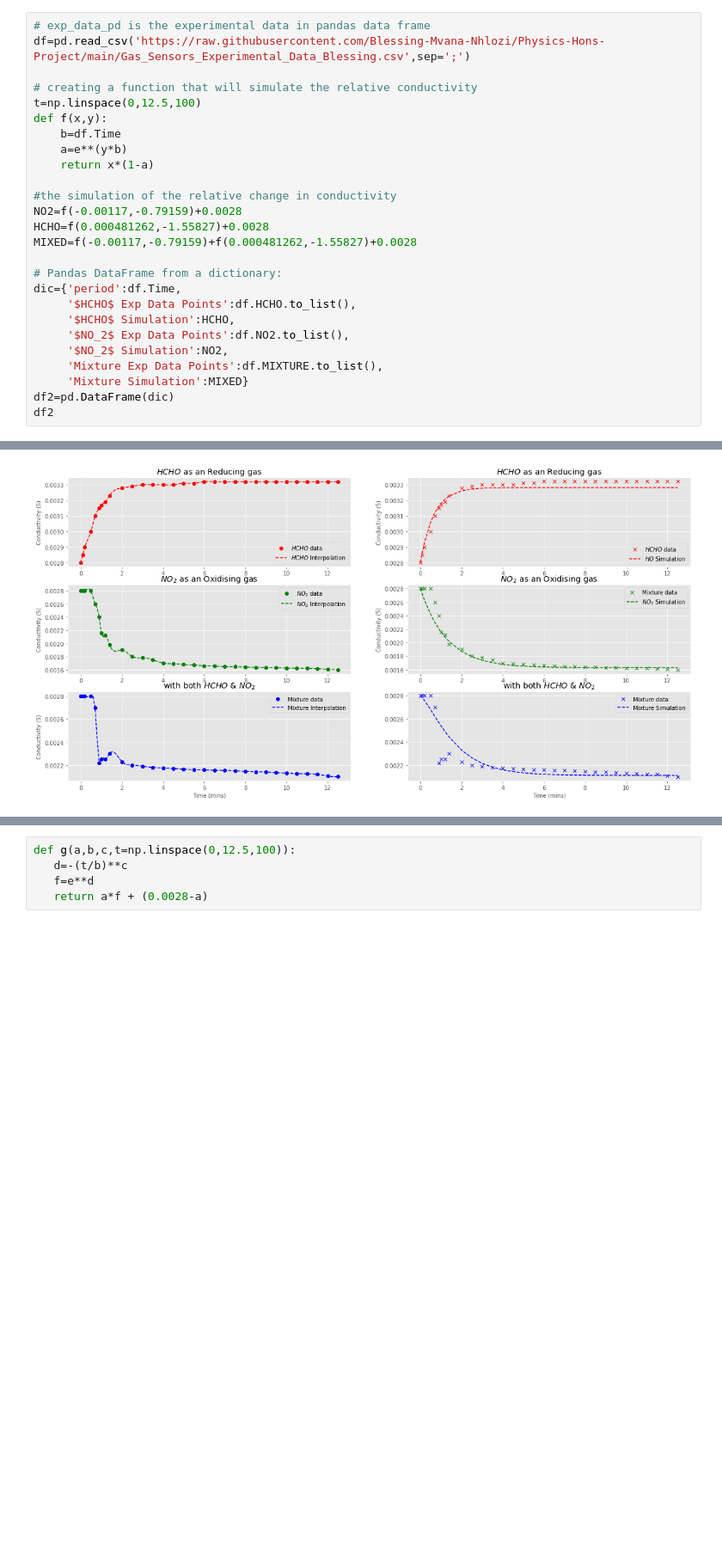
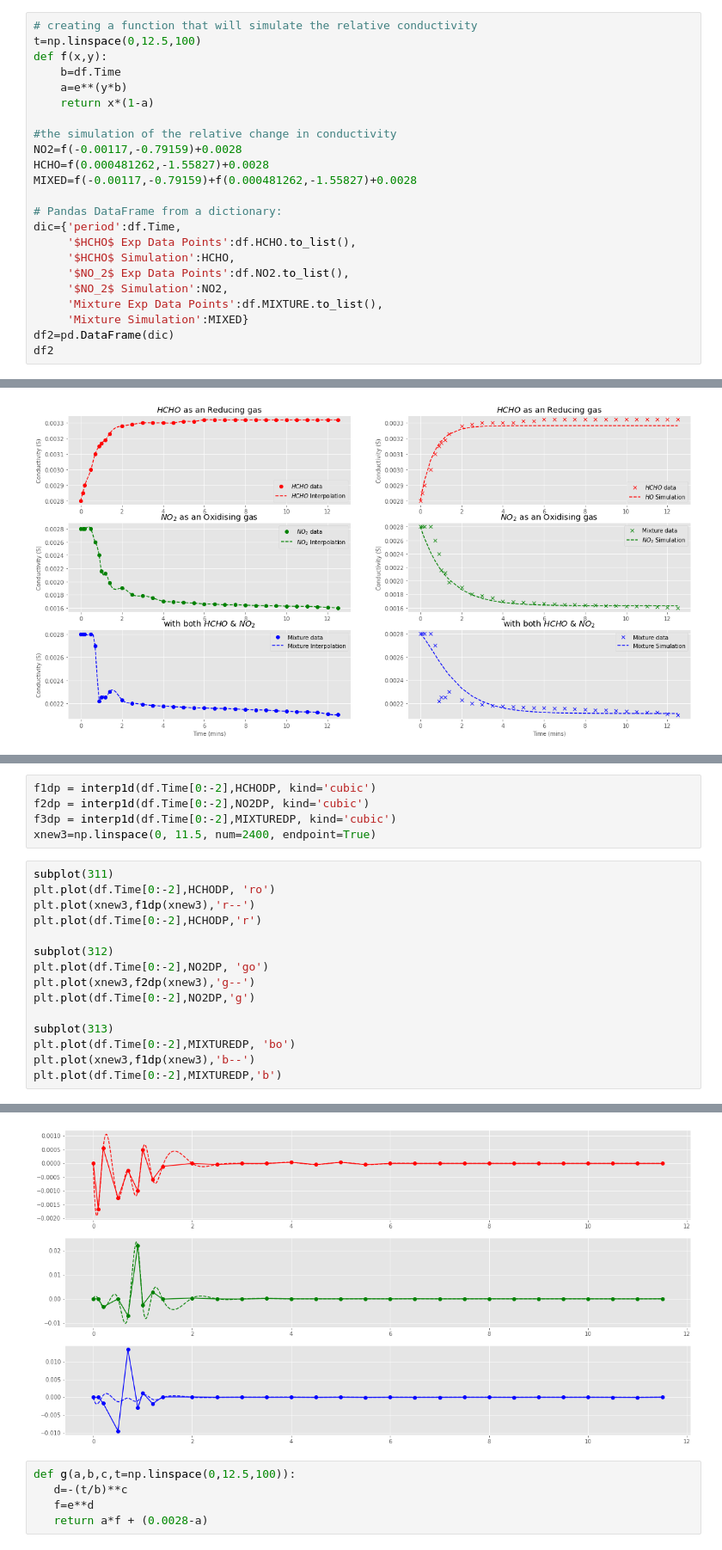
Before and after one commit to Blessing-Mvana-Nhlozi/Physics-Hons-Project, a Jupyter notebook: Gas_Sensor_Conductivity_Simulation.ipynb, the cells around one changed output, grey strips where cells are left out. Shown at 86% size. Cells and saved outputs as stored; diff of their text form; blank space fills up the shorter version.

```diff
--- a/Gas_Sensor_Conductivity_Simulation.ipynb
+++ b/Gas_Sensor_Conductivity_Simulation.ipynb
@@ -21,7 +24,4 @@ Populating the interactive namespace from numpy and matplotlib
 # %%
-# exp_data_pd is the experimental data in pandas data frame
-df=pd.read_csv('https://raw.githubusercontent.com/Blessing-Mvana-Nhlozi/Physics-Hons-Project/main/Gas_Sensors_Experimental_Data_Blessing.csv',sep=';')
-
 # creating a function that will simulate the relative conductivity
 t=np.linspace(0,12.5,100)
 def f(x,y):
@@ -135,0 +204,21 @@ plt.show()
+# %%
+f1dp = interp1d(df.Time[0:-2],HCHODP, kind='cubic')
+f2dp = interp1d(df.Time[0:-2],NO2DP, kind='cubic')
+f3dp = interp1d(df.Time[0:-2],MIXTUREDP, kind='cubic')
+xnew3=np.linspace(0, 11.5, num=2400, endpoint=True)
+# %%
+subplot(311)
+plt.plot(df.Time[0:-2],HCHODP, 'ro')
+plt.plot(xnew3,f1dp(xnew3),'r--')
+plt.plot(df.Time[0:-2],HCHODP,'r')
+
+subplot(312)
+plt.plot(df.Time[0:-2],NO2DP, 'go')
+plt.plot(xnew3,f2dp(xnew3),'g--')
+plt.plot(df.Time[0:-2],NO2DP,'g')
+
+subplot(313)
+plt.plot(df.Time[0:-2],MIXTUREDP, 'bo')
+plt.plot(xnew3,f1dp(xnew3),'b--')
+plt.plot(df.Time[0:-2],MIXTUREDP,'b')
+# %% [output]
@@ -136,3 +226,4 @@ plt.show()
+[figure, added]
 # %%
 def g(a,b,c,t=np.linspace(0,12.5,100)):
    d=-(t/b)**c
```
Also changed, not shown: parts of 7 cells of this notebook.
